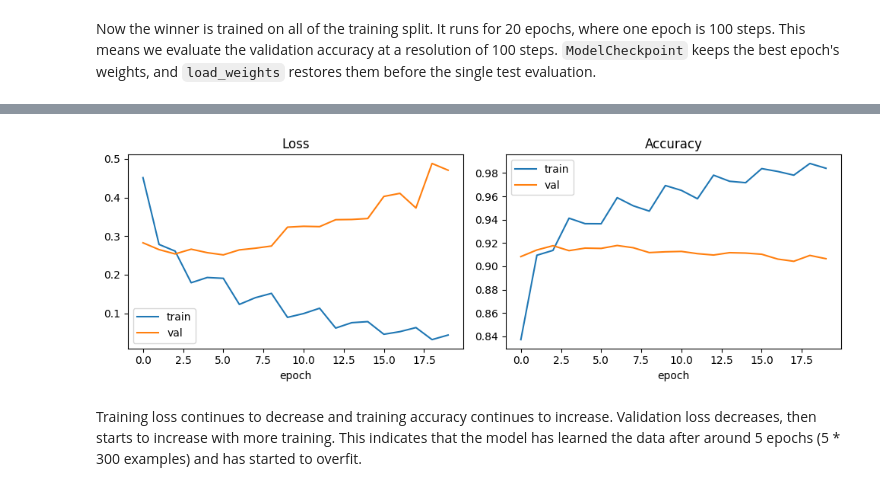
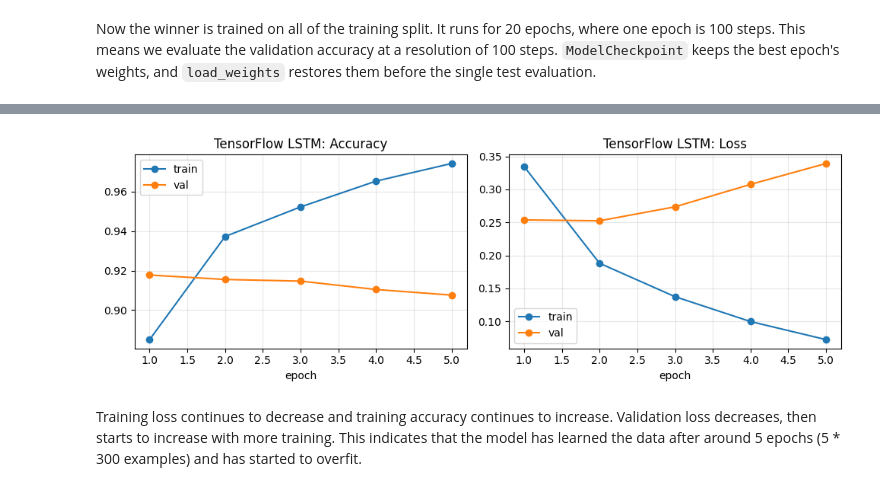
Before and after one commit to leek-yams/mie1624-NN, a Jupyter notebook: RNN_TensorflowKeras.ipynb, the cells around one changed output, grey strips where cells are left out. Drawn from its saved outputs; the diff is of its cells as text; code cells hidden in the pictures.

Commit message:
For consistency with Pytorch, changed to 5 epochs going through the full tuning train set

```diff
--- a/RNN_TensorflowKeras.ipynb
+++ b/RNN_TensorflowKeras.ipynb
@@ -534,7 +536,7 @@ best_cfg = {
 Now the winner is trained on all of the training split. It runs for 20 epochs, where one epoch is 100 steps. This means we evaluate the validation accuracy at a resolution of 100 steps. `ModelCheckpoint` keeps
 the best epoch's weights, and `load_weights` restores them before the single test evaluation.
 # %%
-def train_final(cfg, epochs=20, ckpt_path="best_tuned.weights.h5"):
+def train_final(cfg, epochs=5, ckpt_path="best_tuned.weights.h5"):
     cfg = clean(cfg)
     keras.backend.clear_session()
     keras.utils.set_random_seed(SEED)
@@ -545,7 +547,7 @@ def train_final(cfg, epochs=20, ckpt_path="best_tuned.weights.h5"):
 
     model = make_model(cfg)
     history = model.fit(
-        train_ds, validation_data=val_ds, steps_per_epoch= 300, epochs=epochs,
+        train_ds, validation_data=val_ds, epochs=epochs,
         callbacks=[keras.callbacks.ModelCheckpoint(
             ckpt_path, monitor="val_accuracy", mode="max",
             save_best_only=True, save_weights_only=True)],
@@ -606,13 +595,21 @@ Best validation accuracy: 0.9179 (epoch 7)
 # %%
 fig, axes = plt.subplots(1, 2, figsize=(10, 3.5))
-for ax, key, title in zip(axes, ["loss", "accuracy"], ["Loss", "Accuracy"]):
-    ax.plot(final_history.history[key], label="train")
-    ax.plot(final_history.history["val_" + key], label="val")
-    ax.set_title(title); ax.set_xlabel("epoch"); ax.legend()
+for ax, key, title in zip(axes, ["accuracy", "loss"], ["TensorFlow LSTM: Accuracy", "TensorFlow LSTM: Loss"]):
+    values = final_history.history[key]
+    epochs = range(1, len(values) + 1)
+
+    ax.plot(epochs, values, label="train", marker="o")
+    ax.plot(epochs, final_history.history["val_" + key], label="val", marker="o")
+    ax.set_title(title);
+    ax.set_xlabel("epoch");
+    ax.legend()
+    ax.grid(True, alpha=0.3)
+
+
 plt.tight_layout()
 plt.show()
 # %% [output]
-[figure, old version]
+[figure, new version]
 # %% [markdown]
 Training loss continues to decrease and training accuracy continues to increase. Validation loss decreases, then starts to increase with more training. This indicates that the model has learned the data after around 5 epochs (5 * 300 examples) and has started to overfit.
 # %% [markdown]
```
Also changed, not shown: parts of 6 cells of this notebook.
